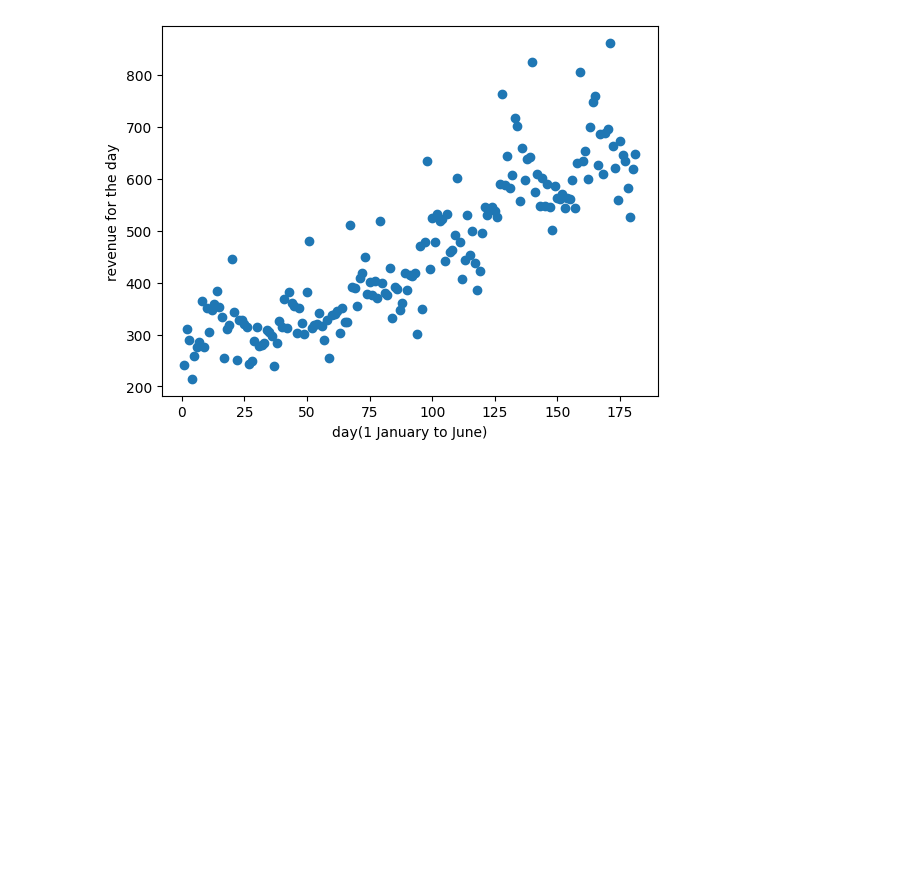
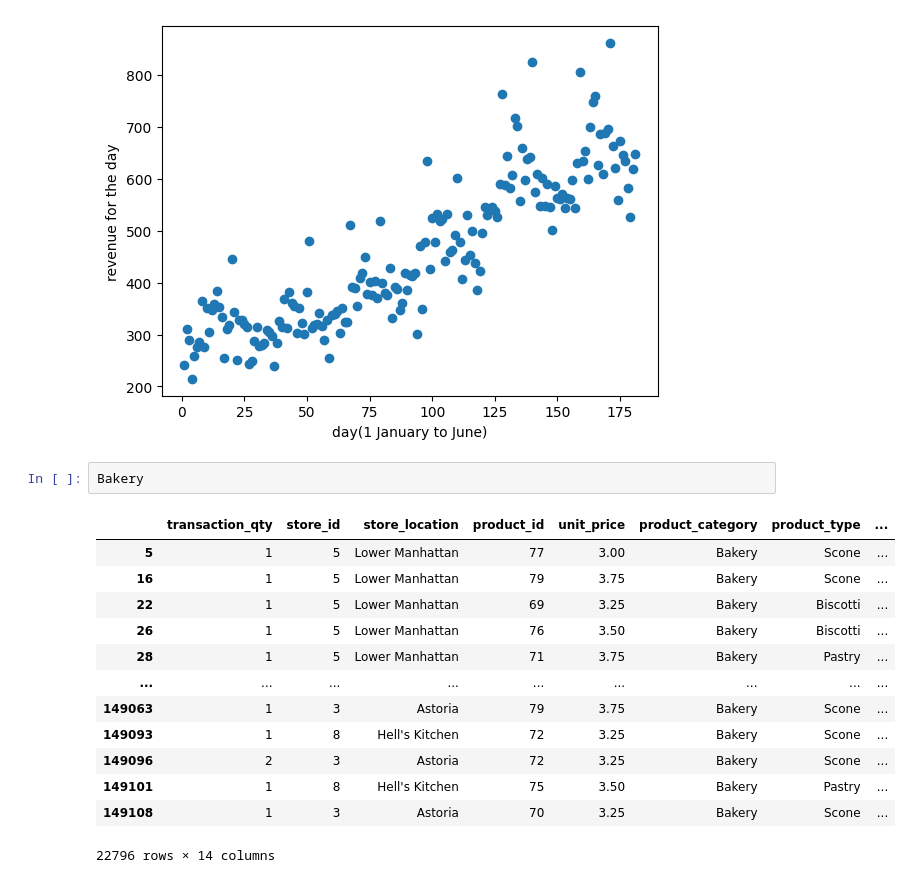
Before and after one commit to Sta1ks/Coffeeshop-analysis, a Jupyter notebook: working_folder/analysis.ipynb, the cells around one changed output. Saved outputs shown, nothing was run; the diff lists cells and outputs as text; blank space fills up the shorter version.

```diff
--- a/working_folder/analysis.ipynb
+++ b/working_folder/analysis.ipynb
@@ -396,3 +411,19 @@ plt.ylabel("revenue for the day")
 plt.show()
 # %% [output]
 [figure]
+# %%
+Bakery
+# %% [output]
+|  | transaction_qty | store_id | store_location | product_id | unit_price | product_category | product_type | ... |
+| 5 | 1 | 5 | Lower Manhattan | 77 | 3.00 | Bakery | Scone | ... |
+| 16 | 1 | 5 | Lower Manhattan | 79 | 3.75 | Bakery | Scone | ... |
+| 22 | 1 | 5 | Lower Manhattan | 69 | 3.25 | Bakery | Biscotti | ... |
+| 26 | 1 | 5 | Lower Manhattan | 76 | 3.50 | Bakery | Biscotti | ... |
+| 28 | 1 | 5 | Lower Manhattan | 71 | 3.75 | Bakery | Pastry | ... |
+| ... | ... | ... | ... | ... | ... | ... | ... | ... |
+| 149063 | 1 | 3 | Astoria | 79 | 3.75 | Bakery | Scone | ... |
+| 149093 | 1 | 8 | Hell's Kitchen | 72 | 3.25 | Bakery | Scone | ... |
+| 149096 | 2 | 3 | Astoria | 72 | 3.25 | Bakery | Scone | ... |
+| 149101 | 1 | 8 | Hell's Kitchen | 75 | 3.50 | Bakery | Pastry | ... |
+| 149108 | 1 | 3 | Astoria | 70 | 3.25 | Bakery | Scone | ... |
+22796 rows × 14 columns
```
Also changed, not shown: parts of 7 cells of this notebook, 1 other file.
